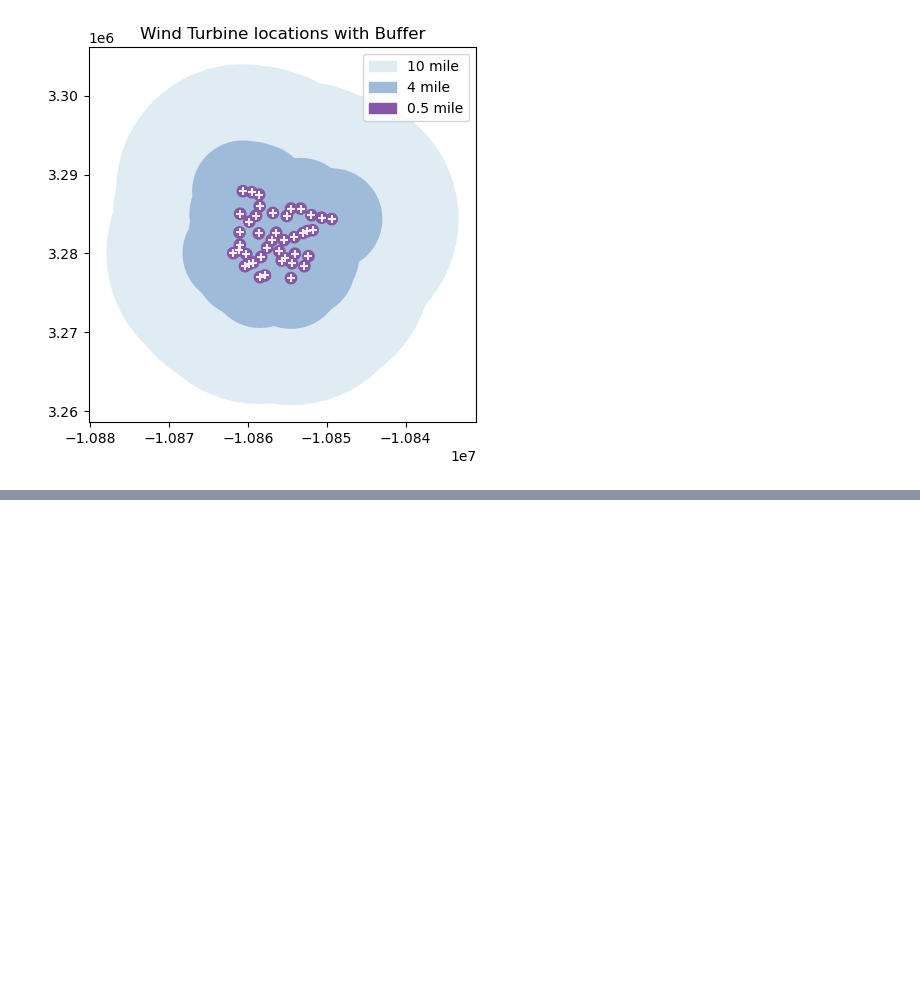
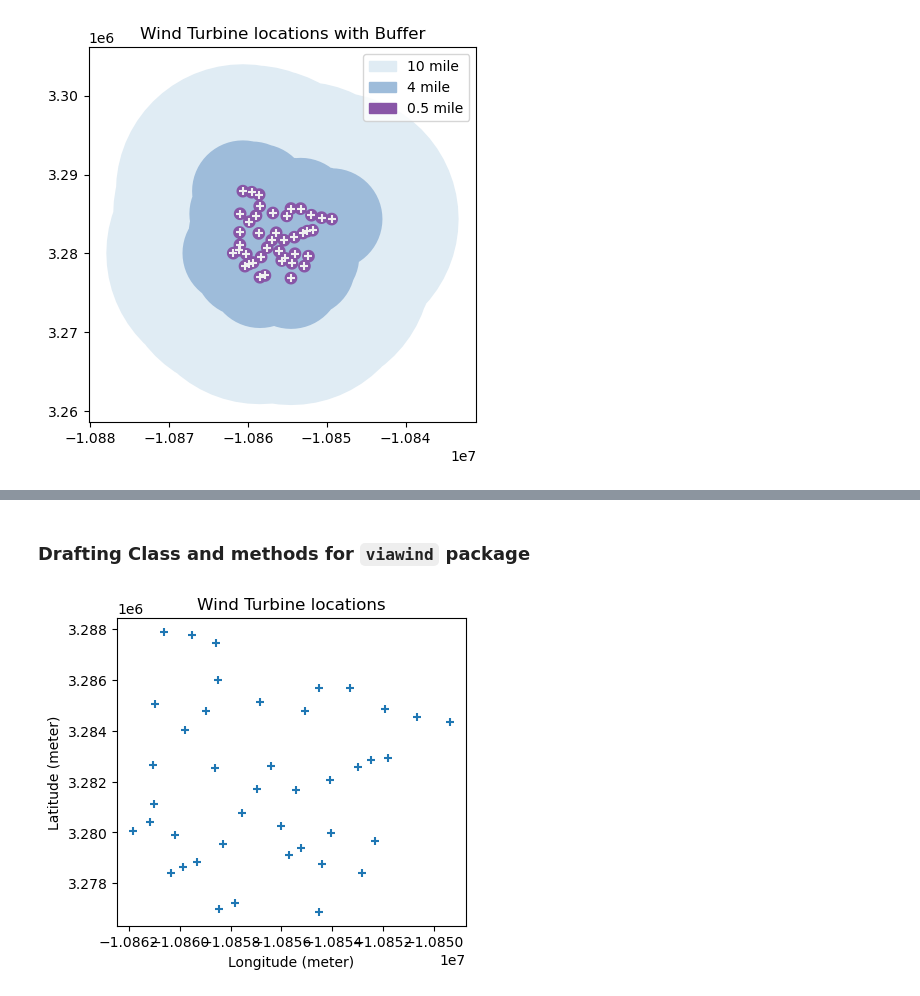
Before and after one commit to Sidrcs/viawind, a Jupyter notebook: VIA_test.ipynb, the cells around one changed output, grey strips where cells are left out. Drawn from its saved outputs; the diff is of its cells as text; code cells hidden in the pictures; blank space fills up the shorter version.

Commit message:
Wind turbines viz function update

```diff
--- a/VIA_test.ipynb
+++ b/VIA_test.ipynb
@@ -469,0 +389,2 @@ visualize_dem(dem_fpath='datasets/USGS_13_n29w098_20211103.tif')
+# %% [markdown]
+### Drafting Class and methods for <code>viawind</code> package
@@ -469,0 +457,11 @@ visualize_dem(dem_fpath='datasets/USGS_13_n29w098_20211103.tif')
+# %%
+def visualize_wind_turbines(dataframe, title="Wind Turbine locations"):
+    dataframe.plot(marker="+")
+    plt.title(title)
+    plt.xlabel('Longitude (meter)')
+    plt.ylabel('Latitude (meter)')
+    plt.show()
+# %%
+visualize_wind_turbines(dataframe=gdf_tx_aoi)
+# %% [output]
+[figure, added]
```
Also changed, not shown: parts of 20 cells of this notebook.
